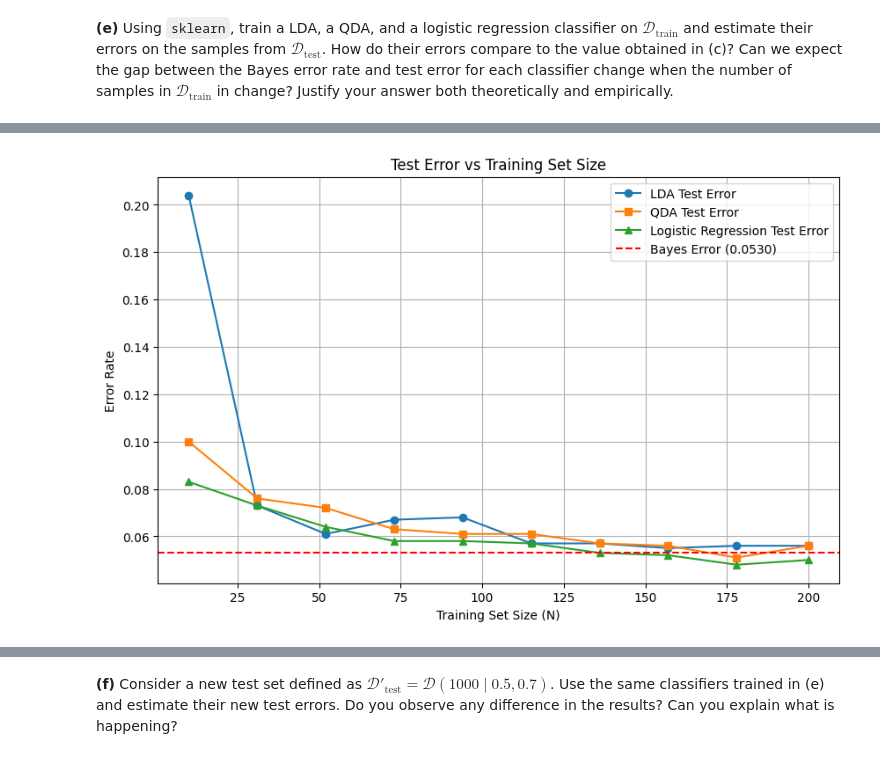
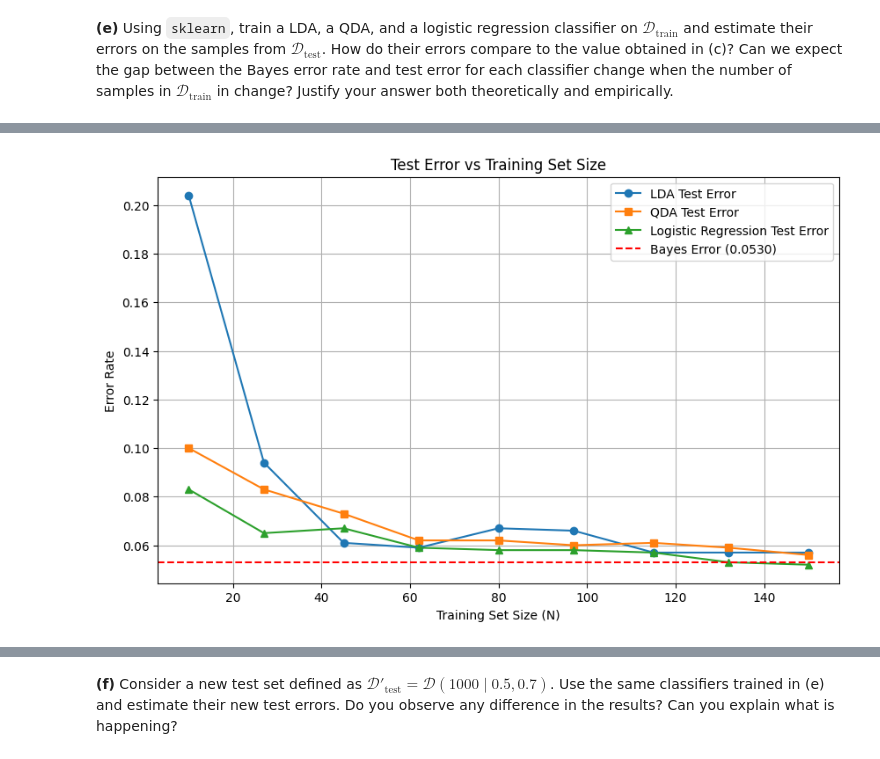
Before and after one commit to muneymo/isla2026-TP, a Jupyter notebook: TP3/TP3.ipynb, the cells around one changed output, grey strips where cells are left out. Cells and saved outputs as stored; diff of their text form; code cells hidden in the pictures.

```diff
--- a/TP3/TP3.ipynb
+++ b/TP3/TP3.ipynb
@@ -232,37 +231,37 @@ Empirically:
 # %%
 #Number of samples in Dtrain
-N_values = np.linspace(10, 200, 10, dtype=int)
+N_values = np.linspace(10, 150, 9, dtype=int)
 ldaerrors = []
 qdaerrors = []
 lrerrors = []
 
 for N in N_values:
     X_train_N, y_train_N = generate_data(N, 2, 0.3)
 
     #Train LDA
     LDAmodel.fit(X_train_N, y_train_N)
     ldaerrors.append(1 - LDAmodel.score(X_test, y_test))
 
     #Train QDA
     QDAmodel.fit(X_train_N, y_train_N)
     qdaerrors.append(1 - QDAmodel.score(X_test, y_test))
 
     #Train Logistic Regression
     LRmodel.fit(X_train_N, y_train_N)
     lrerrors.append(1 - LRmodel.score(X_test, y_test))
 
 #Plot
 plt.figure(figsize=(10, 6))
 plt.plot(N_values, ldaerrors, label='LDA Test Error', marker='o')
 plt.plot(N_values, qdaerrors, label='QDA Test Error', marker='s')
 plt.plot(N_values, lrerrors, label='Logistic Regression Test Error', marker='^')
 #Bayes doesn't depend on the training data, so we can use the same value for all N
 plt.axhline(y=bayes_error, color='r', linestyle='--', label=f'Bayes Error ({bayes_error:.4f})')
 plt.xlabel('Training Set Size (N)')
 plt.ylabel('Error Rate')
 plt.title('Test Error vs Training Set Size')
 plt.legend()
 plt.grid(True)
 plt.show()
 # %% [output]
-[figure, old version]
+[figure, new version]
```
Also changed, not shown: parts of 7 cells of this notebook.
